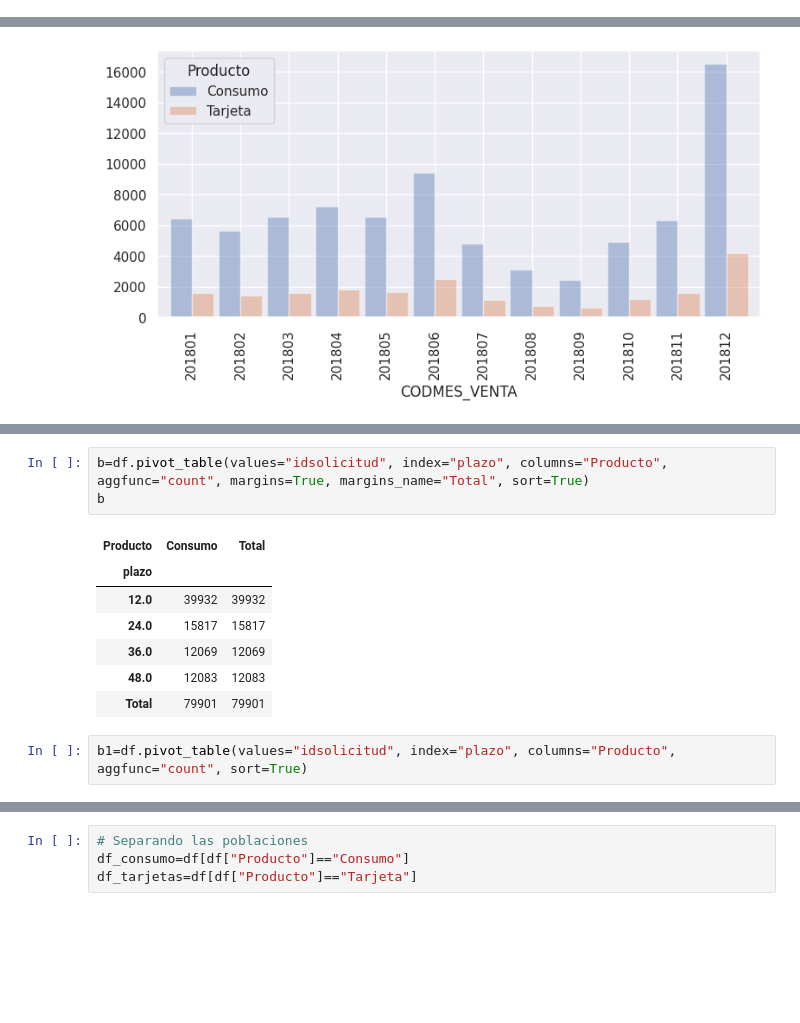
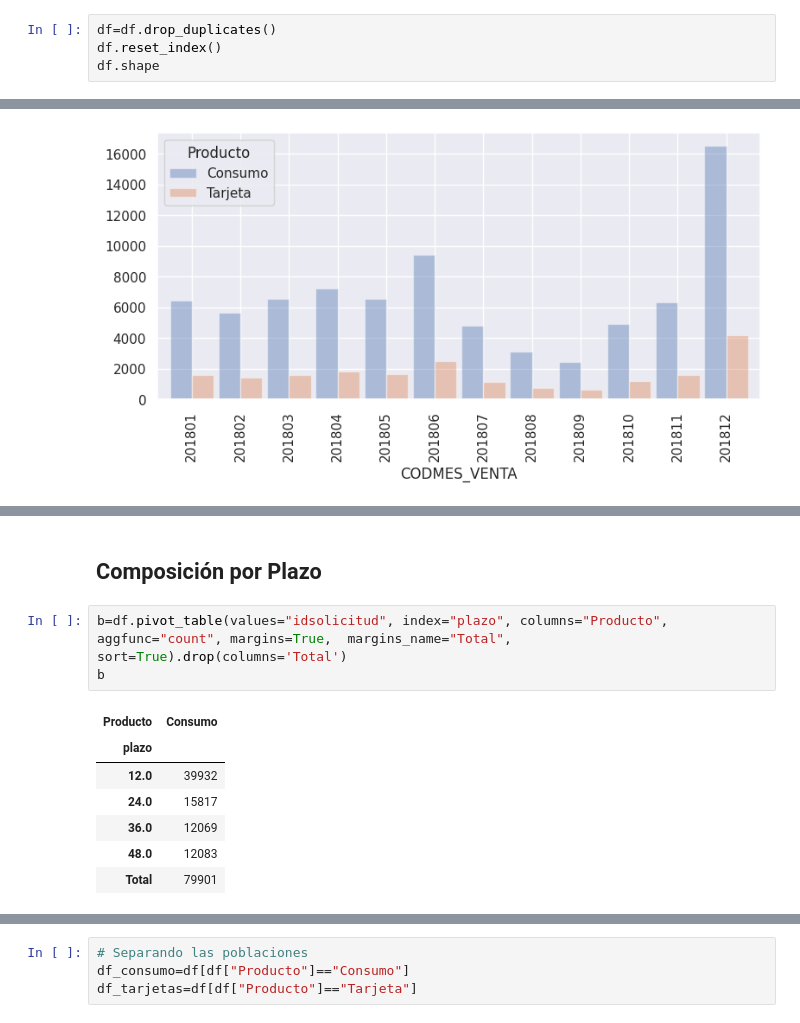
Before and after one commit to jpantojaj/CreditScoring, a Jupyter notebook: Sesión_5_1_Exploring_Data_2.ipynb, the cells around one changed output, grey strips where cells are left out. Cells and saved outputs as stored; diff of their text form; blank space fills up the shorter version.

```diff
--- a/Sesión_5_1_Exploring_Data_2.ipynb
+++ b/Sesión_5_1_Exploring_Data_2.ipynb
@@ -46,3 +39,7 @@ Data columns (total 5 columns):
  4   mtodeuda      100000 non-null  float64
 dtypes: float64(2), int64(2), object(1)
 memory usage: 3.8+ MB
+# %%
+df=df.drop_duplicates()
+df.reset_index()
+df.shape
@@ -98,14 +104,14 @@ a
+# %% [markdown]
+## **Composición por Plazo**
 # %%
-b=df.pivot_table(values="idsolicitud", index="plazo", columns="Producto", aggfunc="count", margins=True, margins_name="Total", sort=True)
+b=df.pivot_table(values="idsolicitud", index="plazo", columns="Producto", aggfunc="count", margins=True,  margins_name="Total", sort=True).drop(columns='Total')
 b
 # %% [output]
-| Producto | Consumo | Total |
-| plazo |  |  |
-| 12.0 | 39932 | 39932 |
-| 24.0 | 15817 | 15817 |
-| 36.0 | 12069 | 12069 |
-| 48.0 | 12083 | 12083 |
-| Total | 79901 | 79901 |
+| Producto | Consumo |
+| plazo |  |
+| 12.0 | 39932 |
+| 24.0 | 15817 |
+| 36.0 | 12069 |
+| 48.0 | 12083 |
+| Total | 79901 |
-# %%
-b1=df.pivot_table(values="idsolicitud", index="plazo", columns="Producto", aggfunc="count", sort=True)
 # %%
```
Also changed, not shown: parts of 19 cells of this notebook.
